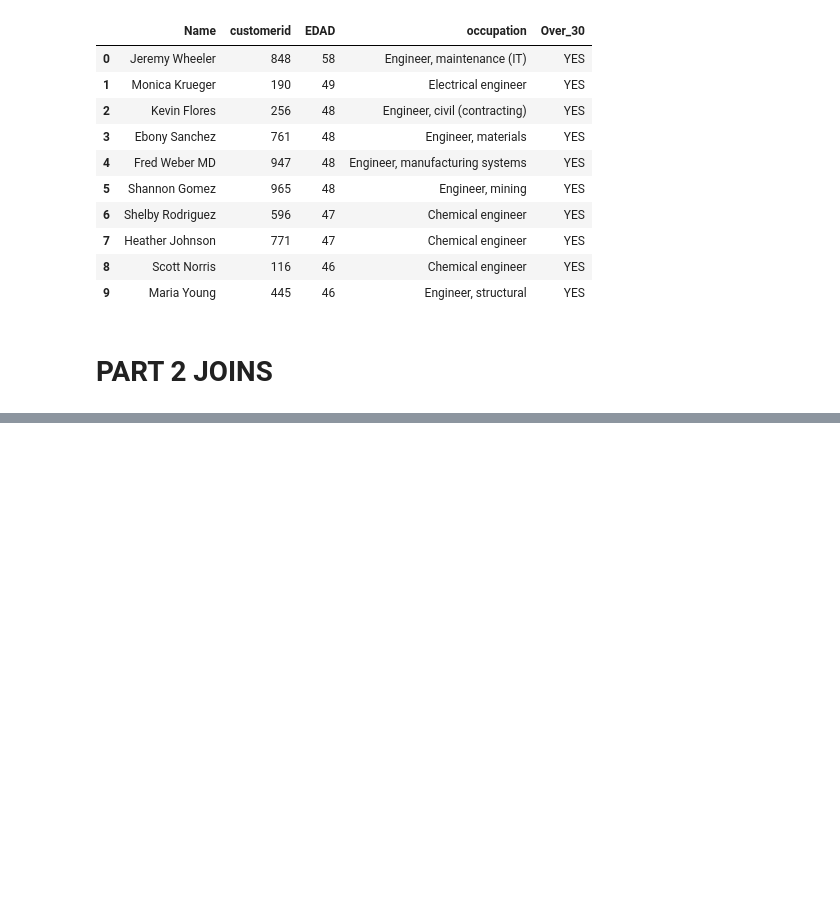
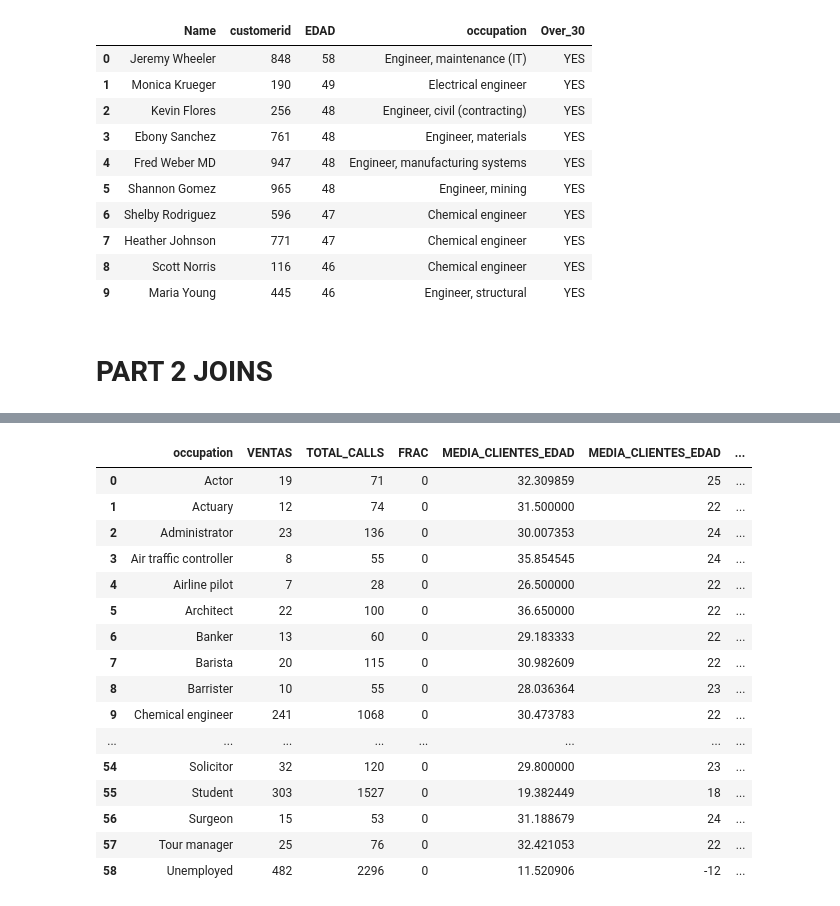
Before and after one commit to JuanBecerra07/bootCAMP, a Jupyter notebook: CLASE 10 SQL/Ej_Cl_10_SQL.ipynb, the cells around one changed output, grey strips where cells are left out. Saved outputs shown, nothing was run; the diff lists cells and outputs as text; code cells hidden in the pictures; blank space fills up the shorter version.

```diff
--- a/CLASE 10 SQL/Ej_Cl_10_SQL.ipynb
+++ b/CLASE 10 SQL/Ej_Cl_10_SQL.ipynb
@@ -188,0 +393,35 @@ df_EJ_3
+# %%
+query11 = """
+SELECT
+    Occupation,                                  ---
+    SUM(Productsold) AS VENTAS,                  ---
+    COUNT(*) AS TOTAL_CALLS,                     ---
+    SUM(Productsold)/COUNT(*) AS FRAC,            ---
+    AVG(Cu.Age) AS MEDIA_CLIENTES_EDAD,
+    MIN(Cu.Age) AS MEDIA_CLIENTES_EDAD,
+    MAX(Cu.Age) AS MEDIA_CLIENTES_EDAD,
+    MAX(Cu.Age)- Min(Cu.Age) AS `RANGO EDAD`
+FROM Customer Cu
+JOIN Call Ca ON Ca.CustomerID = Cu.CustomerID    ---
+GROUP BY Occupation
+"""
+D=runQuery(query11)
+D
+# %% [output]
+|  | occupation | VENTAS | TOTAL_CALLS | FRAC | MEDIA_CLIENTES_EDAD | MEDIA_CLIENTES_EDAD | ... |
+| 0 | Actor | 19 | 71 | 0 | 32.309859 | 25 | ... |
+| 1 | Actuary | 12 | 74 | 0 | 31.500000 | 22 | ... |
+| 2 | Administrator | 23 | 136 | 0 | 30.007353 | 24 | ... |
+| 3 | Air traffic controller | 8 | 55 | 0 | 35.854545 | 24 | ... |
+| 4 | Airline pilot | 7 | 28 | 0 | 26.500000 | 22 | ... |
+| 5 | Architect | 22 | 100 | 0 | 36.650000 | 22 | ... |
+| 6 | Banker | 13 | 60 | 0 | 29.183333 | 22 | ... |
+| 7 | Barista | 20 | 115 | 0 | 30.982609 | 22 | ... |
+| 8 | Barrister | 10 | 55 | 0 | 28.036364 | 23 | ... |
+| 9 | Chemical engineer | 241 | 1068 | 0 | 30.473783 | 22 | ... |
+| ... | ... | ... | ... | ... | ... | ... | ... |
+| 54 | Solicitor | 32 | 120 | 0 | 29.800000 | 23 | ... |
+| 55 | Student | 303 | 1527 | 0 | 19.382449 | 18 | ... |
+| 56 | Surgeon | 15 | 53 | 0 | 31.188679 | 24 | ... |
+| 57 | Tour manager | 25 | 76 | 0 | 32.421053 | 22 | ... |
+| 58 | Unemployed | 482 | 2296 | 0 | 11.520906 | -12 | ... |
```
Also changed, not shown: parts of 16 cells of this notebook.
